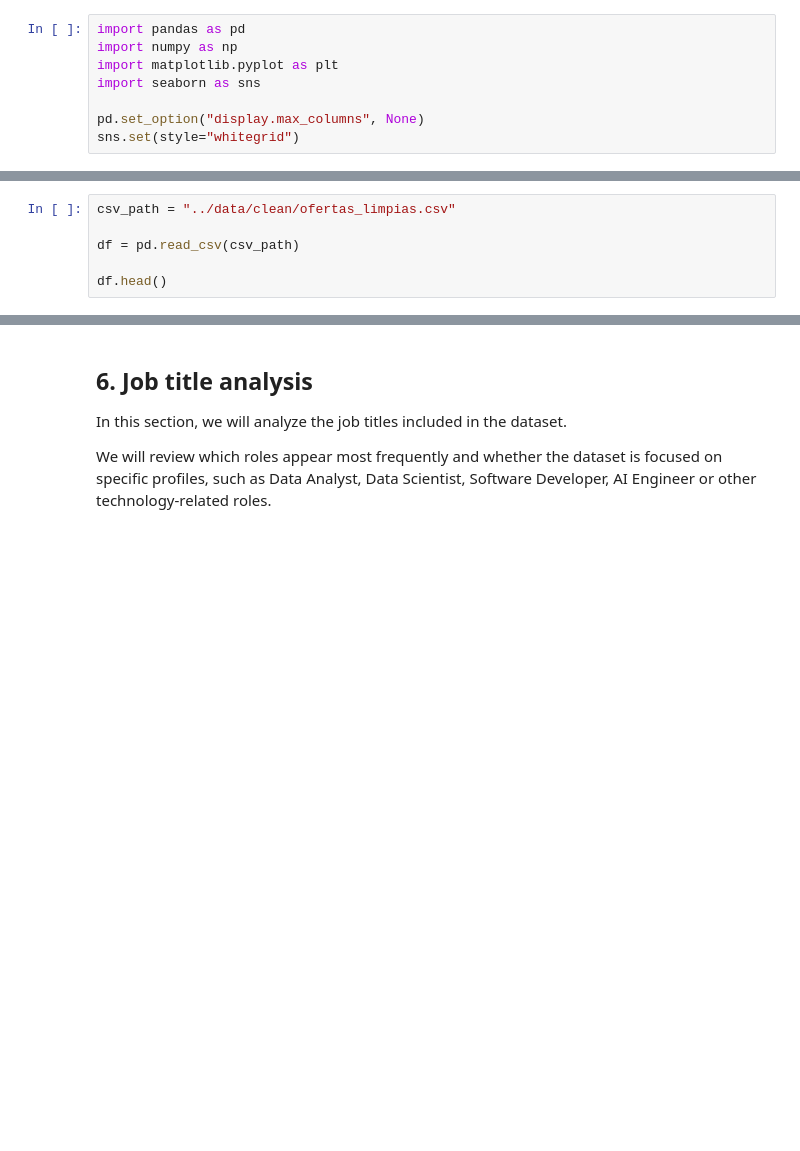
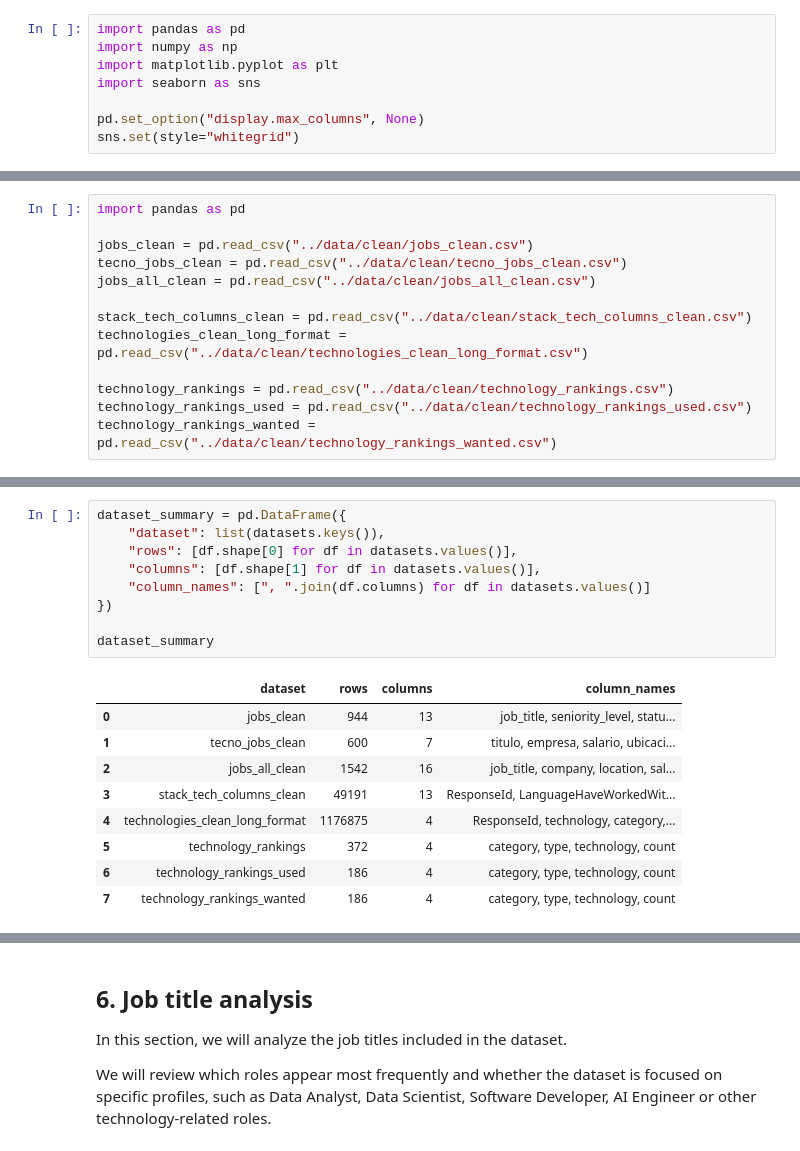
Before and after one commit to Gema-Villanueva/proyecto-eda-roles-datos, a Jupyter notebook: notebooks/03_eda.ipynb, the cells around one changed output, grey strips where cells are left out. Saved outputs shown, nothing was run; the diff lists cells and outputs as text; blank space fills up the shorter version.

```diff
--- a/notebooks/03_eda.ipynb
+++ b/notebooks/03_eda.ipynb
@@ -37,7 +40,14 @@ The clean dataset will be loaded from the `data/clean/` folder once it is availa
 # %%
-csv_path = "../data/clean/ofertas_limpias.csv"
+import pandas as pd
 
-df = pd.read_csv(csv_path)
+jobs_clean = pd.read_csv("../data/clean/jobs_clean.csv")
+tecno_jobs_clean = pd.read_csv("../data/clean/tecno_jobs_clean.csv")
+jobs_all_clean = pd.read_csv("../data/clean/jobs_all_clean.csv")
 
-df.head()
+stack_tech_columns_clean = pd.read_csv("../data/clean/stack_tech_columns_clean.csv")
+technologies_clean_long_format = pd.read_csv("../data/clean/technologies_clean_long_format.csv")
+
+technology_rankings = pd.read_csv("../data/clean/technology_rankings.csv")
+technology_rankings_used = pd.read_csv("../data/clean/technology_rankings_used.csv")
+technology_rankings_wanted = pd.read_csv("../data/clean/technology_rankings_wanted.csv")
 # %% [markdown]
@@ -48,0 +94,19 @@ We will check the number of rows and columns, the column names, the data types a
+# %%
+dataset_summary = pd.DataFrame({
+    "dataset": list(datasets.keys()),
+    "rows": [df.shape[0] for df in datasets.values()],
+    "columns": [df.shape[1] for df in datasets.values()],
+    "column_names": [", ".join(df.columns) for df in datasets.values()]
+})
+
+dataset_summary
+# %% [output]
+|  | dataset | rows | columns | column_names |
+| 0 | jobs_clean | 944 | 13 | job_title, seniority_level, statu... |
+| 1 | tecno_jobs_clean | 600 | 7 | titulo, empresa, salario, ubicaci... |
+| 2 | jobs_all_clean | 1542 | 16 | job_title, company, location, sal... |
+| 3 | stack_tech_columns_clean | 49191 | 13 | ResponseId, LanguageHaveWorkedWit... |
+| 4 | technologies_clean_long_format | 1176875 | 4 | ResponseId, technology, category,... |
+| 5 | technology_rankings | 372 | 4 | category, type, technology, count |
+| 6 | technology_rankings_used | 186 | 4 | category, type, technology, count |
+| 7 | technology_rankings_wanted | 186 | 4 | category, type, technology, count |
```
Also changed, not shown: parts of 24 cells of this notebook.
